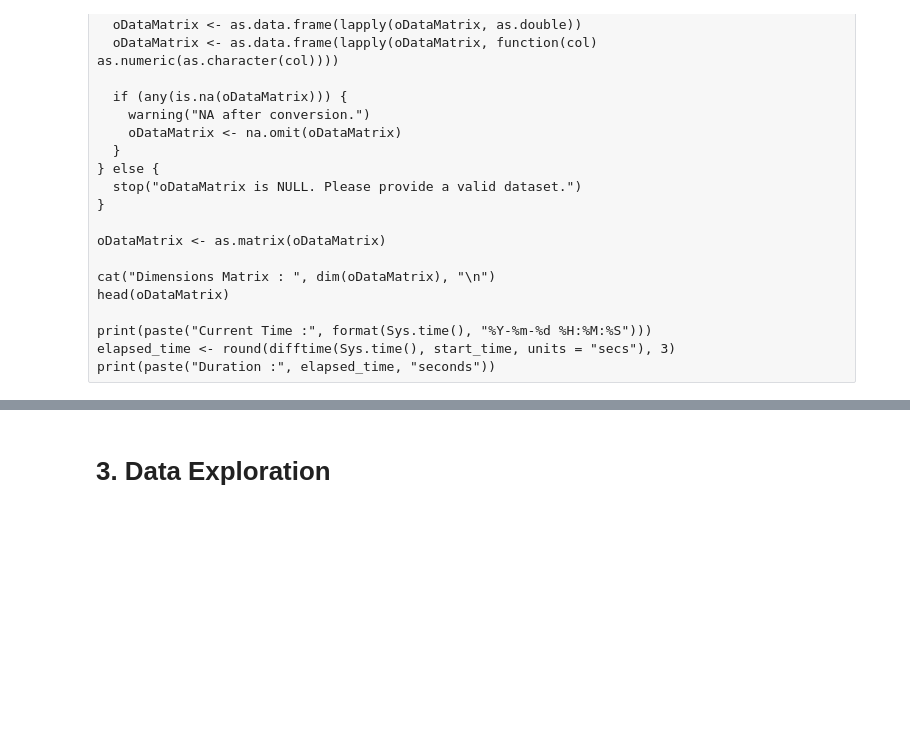
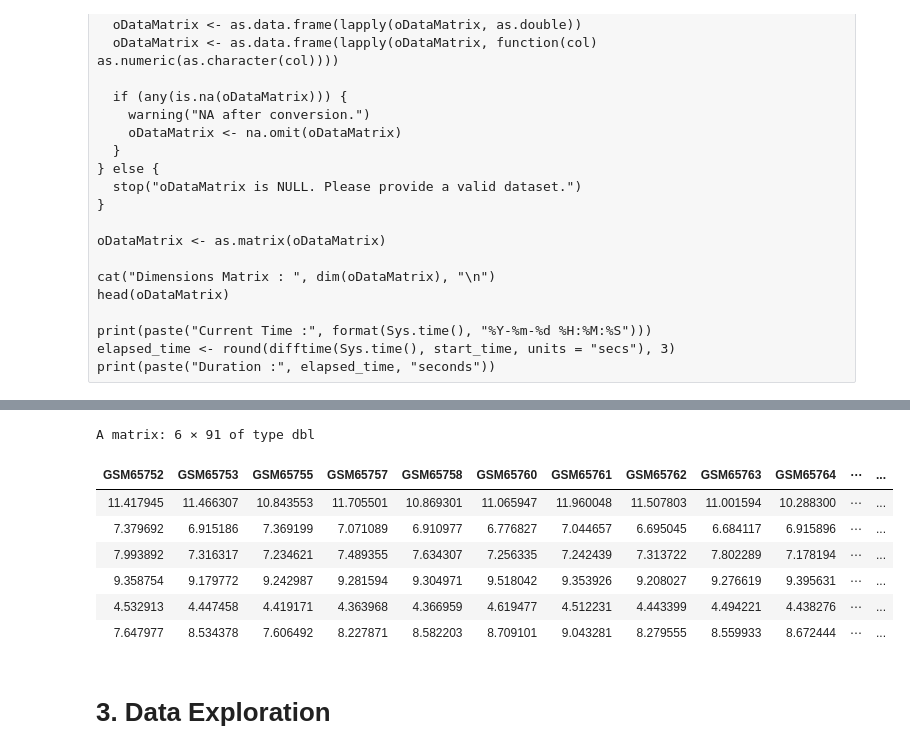
Before and after one commit to AVanwelsenaere/F600, a Jupyter notebook: Sparse PCA - Breast Cancer.ipynb, the cells around one changed output, grey strips where cells are left out. Saved outputs shown, nothing was run; the diff lists cells and outputs as text; code cells hidden in the pictures; blank space fills up the shorter version.

```diff
--- a/Sparse PCA - Breast Cancer.ipynb
+++ b/Sparse PCA - Breast Cancer.ipynb
@@ -339,3 +347,15 @@ A data.frame: 6 × 22215
+# %%
+
+head(oDataMatrix)
+# %% [output]
+A matrix: 6 × 91 of type dbl
+| GSM65752 | GSM65753 | GSM65755 | GSM65757 | GSM65758 | GSM65760 | GSM65761 | GSM65762 | GSM65763 | GSM65764 | ⋯ | ... |
+| 11.417945 | 11.466307 | 10.843553 | 11.705501 | 10.869301 | 11.065947 | 11.960048 | 11.507803 | 11.001594 | 10.288300 | ⋯ | ... |
+| 7.379692 | 6.915186 | 7.369199 | 7.071089 | 6.910977 | 6.776827 | 7.044657 | 6.695045 | 6.684117 | 6.915896 | ⋯ | ... |
+| 7.993892 | 7.316317 | 7.234621 | 7.489355 | 7.634307 | 7.256335 | 7.242439 | 7.313722 | 7.802289 | 7.178194 | ⋯ | ... |
+| 9.358754 | 9.179772 | 9.242987 | 9.281594 | 9.304971 | 9.518042 | 9.353926 | 9.208027 | 9.276619 | 9.395631 | ⋯ | ... |
+| 4.532913 | 4.447458 | 4.419171 | 4.363968 | 4.366959 | 4.619477 | 4.512231 | 4.443399 | 4.494221 | 4.438276 | ⋯ | ... |
+| 7.647977 | 8.534378 | 7.606492 | 8.227871 | 8.582203 | 8.709101 | 9.043281 | 8.279555 | 8.559933 | 8.672444 | ⋯ | ... |
 # %% [markdown]
 # 3. Data Exploration
 # %%
```
Also changed, not shown: parts of 23 cells of this notebook, 1 other file.
